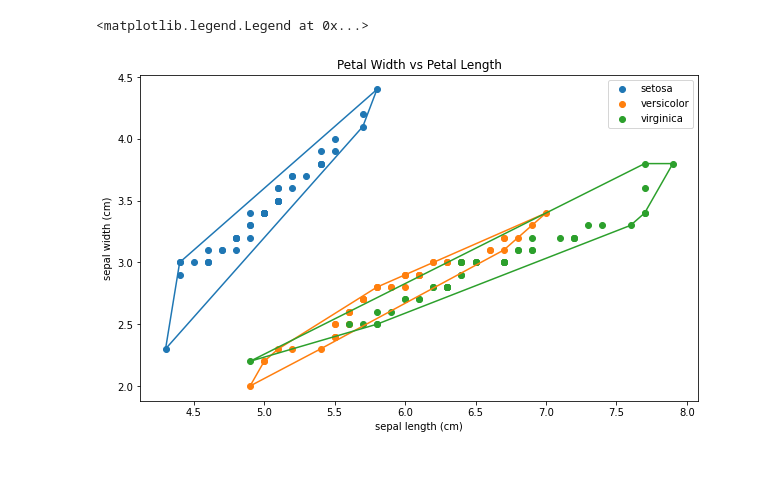
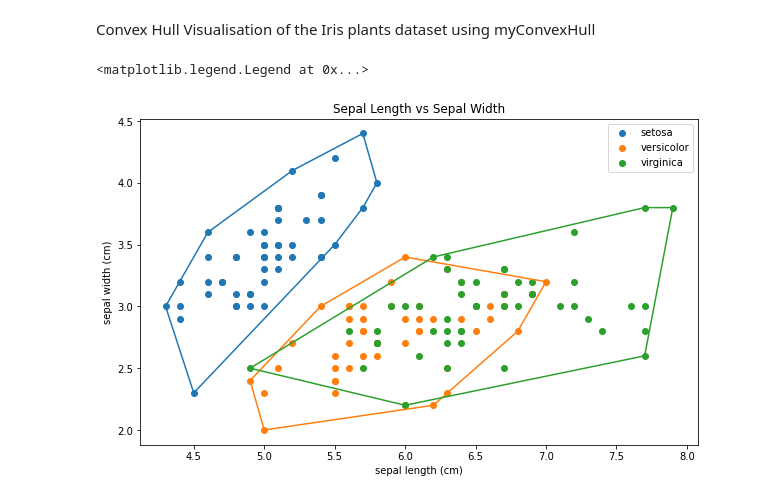
Before and after one commit to tastytypist/convex-hull-visualiser, a Jupyter notebook: src/convex_hull.ipynb, the cells around one changed output. Saved outputs shown, nothing was run; the diff lists cells and outputs as text; code cells hidden in the pictures; blank space fills up the shorter version.

```diff
--- a/src/convex_hull.ipynb
+++ b/src/convex_hull.ipynb
@@ -1,34 +7,31 @@
+# %% [markdown]
+Convex Hull Visualisation of the Iris plants dataset using myConvexHull
 # %%
-import pandas as pd
-import matplotlib.pyplot as plt
-from sklearn import datasets
-import myConvexHull as cH
-
 first_data = datasets.load_iris()
 df = pd.DataFrame(first_data.data, columns=first_data.feature_names)
-df['Target'] = pd.DataFrame(first_data.target)
+df["Target"] = pd.DataFrame(first_data.target)
 
 plt.figure(figsize=(10, 6))
-plt.title('Petal Width vs Petal Length')
+plt.title("Sepal Length vs Sepal Width")
 plt.xlabel(first_data.feature_names[0])
 plt.ylabel(first_data.feature_names[1])
 for i in range(len(first_data.target_names)):
-    bucket = df[df['Target'] == i]
+    bucket = df[df["Target"] == i]
     bucket = bucket.iloc[:, [0, 1]].values
+    plt.scatter(bucket[:, 0], bucket[:, 1], label=first_data.target_names[i])
     hull = cH.convex_hull(bucket)
-    plt.scatter(bucket[:, 0], bucket[:, 1], label=first_data.target_names[i])
 
     x_coordinates = []
     y_coordinates = []
     for j in range(len(hull)):
         x_coordinates.append(hull[j][0])
         y_coordinates.append(hull[j][1])
     x_coordinates.append(hull[0][0])
     y_coordinates.append(hull[0][1])
 
     plt.plot(x_coordinates, y_coordinates)
 
 plt.legend()
 # %% [output]
 <matplotlib.legend.Legend at 0x...>
-[figure, old version]
+[figure, new version]
```
Also changed, not shown: parts of 11 cells of this notebook.
